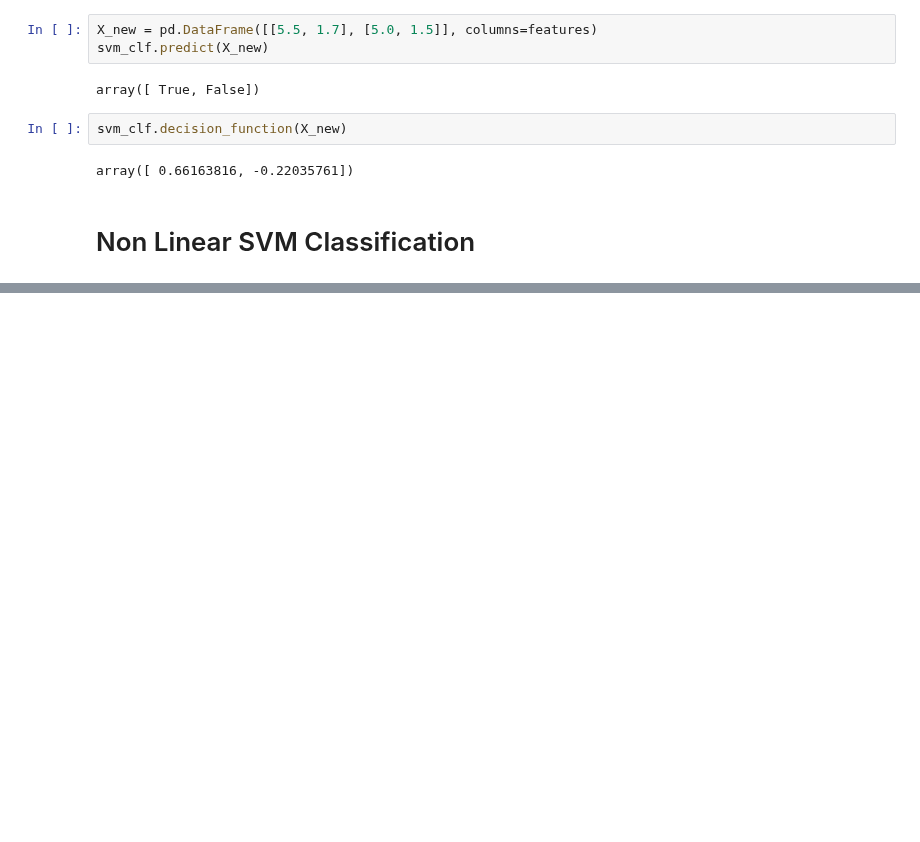
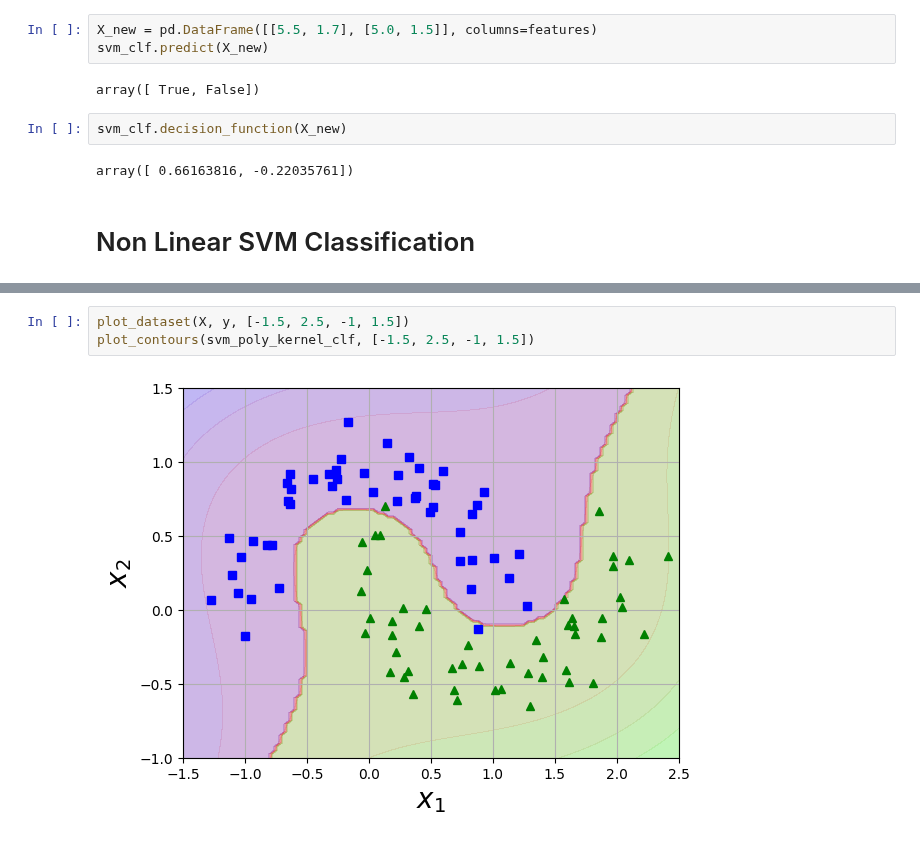
Before and after one commit to MrIsCM/Learning-Machine-Learning, a Jupyter notebook: Notebooks/05_Support_vector_machines.ipynb, the cells around one changed output, grey strips where cells are left out. Cells and saved outputs as stored; diff of their text form; blank space fills up the shorter version.

```diff
--- a/Notebooks/05_Support_vector_machines.ipynb
+++ b/Notebooks/05_Support_vector_machines.ipynb
@@ -62,0 +104,5 @@ ValueError: too many values to unpack (expected 2)
+# %%
+plot_dataset(X, y, [-1.5, 2.5, -1, 1.5])
+plot_contours(svm_poly_kernel_clf, [-1.5, 2.5, -1, 1.5])
+# %% [output]
+[figure, added]
```
Also changed, not shown: parts of 4 cells of this notebook.
